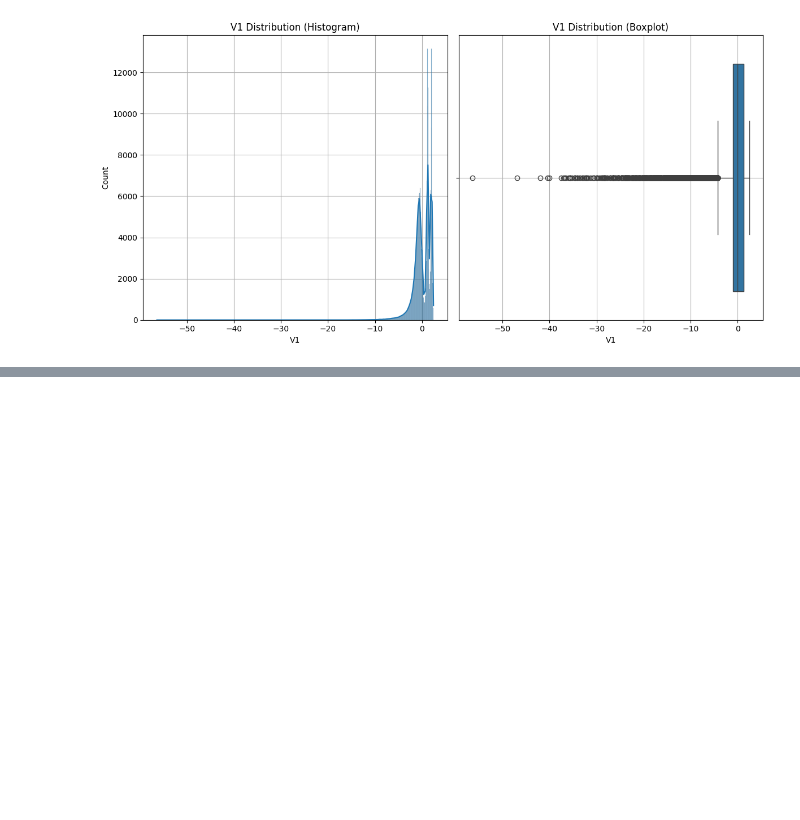
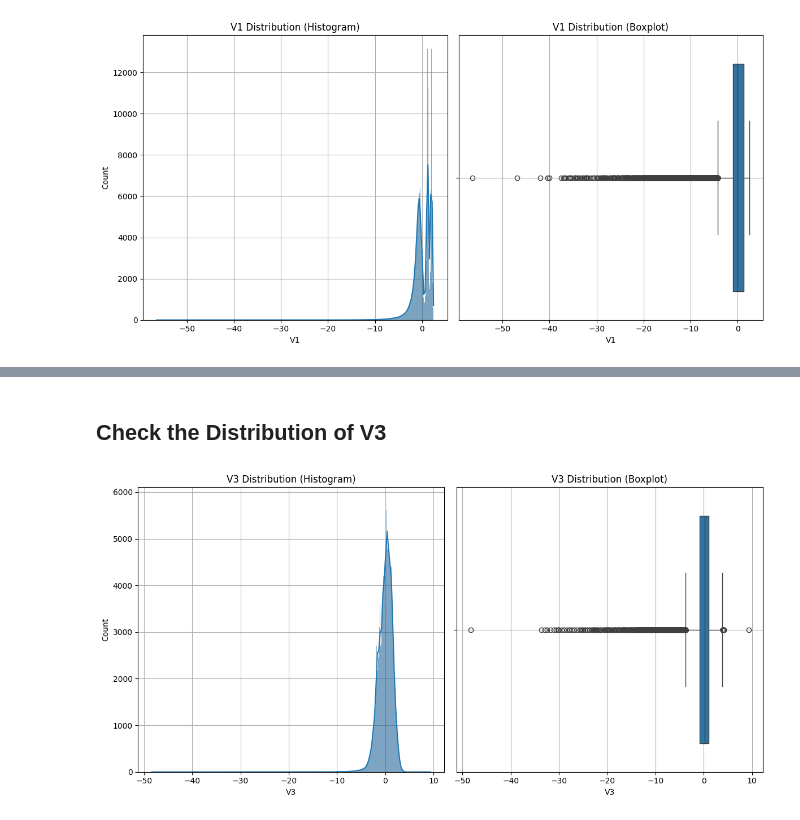
Before and after one commit to joocahyadi/Credit_Card_Fraud_Detection, a Jupyter notebook: notebook/Credit Card Fraud Detection Notebook.ipynb, the cells around one changed output, grey strips where cells are left out. Drawn from its saved outputs; the diff is of its cells as text; code cells hidden in the pictures; blank space fills up the shorter version.

```diff
--- a/notebook/Credit Card Fraud Detection Notebook.ipynb
+++ b/notebook/Credit Card Fraud Detection Notebook.ipynb
@@ -118,0 +113,6 @@ plt.show()
+# %% [markdown]
+## Check the Distribution of V3
+# %%
+distribution_check('V3')
+# %% [output]
+[figure, added]
```
Also changed, not shown: parts of 14 cells of this notebook.
